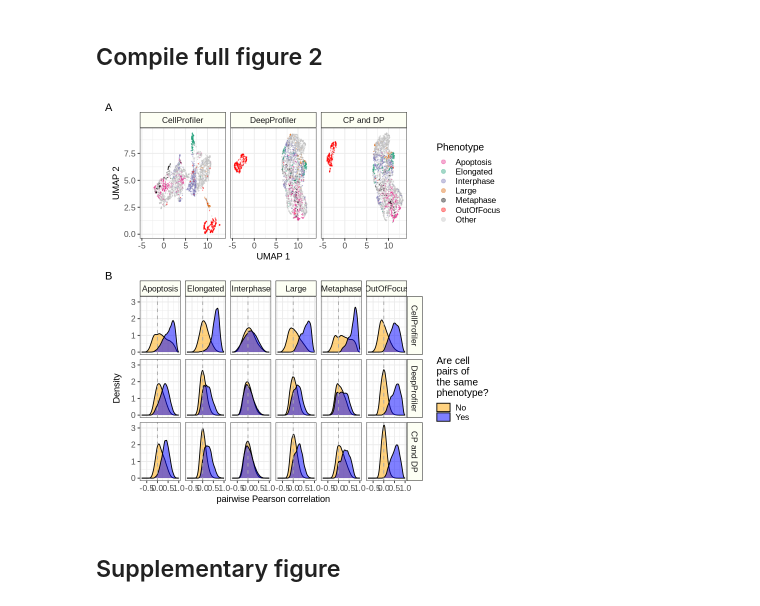
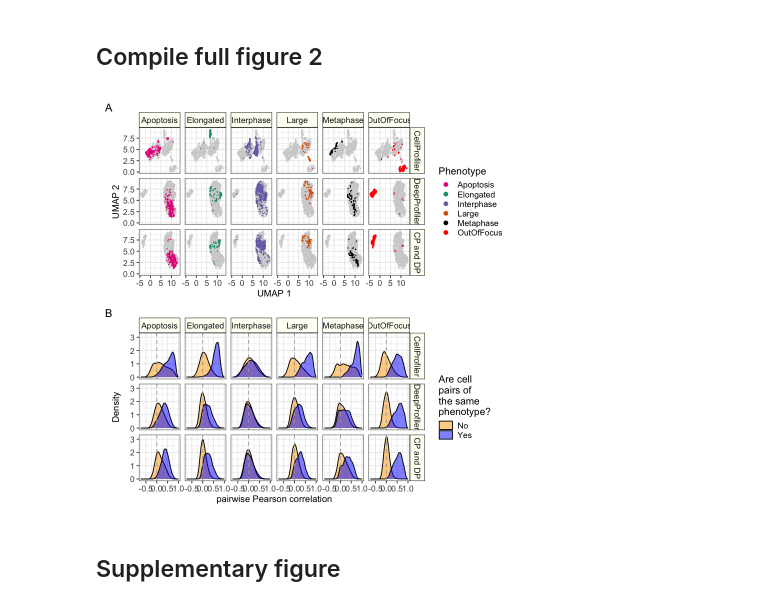
Before and after one commit to WayScience/phenotypic_profiling, a Jupyter notebook: 7.figures/Figure2_UMAP_and_Correlation.ipynb, the cells around one changed output. Drawn from its saved outputs; the diff is of its cells as text; code cells hidden in the pictures.

```diff
--- a/7.figures/Figure2_UMAP_and_Correlation.ipynb
+++ b/7.figures/Figure2_UMAP_and_Correlation.ipynb
@@ -70,15 +70,39 @@ A tibble: 6 × 6
 | Large | CellProfiler | 43d9e7c9-c9ec-45ce-8820-048bfb896989 | 8.546513 | 6.359310 | Large |
 | Large | CellProfiler | 63ce6652-338e-4afd-9c77-dbc0e903bf92 | 8.440182 | 6.067466 | Large |
 | Large | CellProfiler | 08c1dd64-a50a-470a-8fac-3df28fd3b825 | 10.021554 | 2.915943 | Large |
+# %%
+# Create a background dataset to show in greyed color across all facets
+umap_focus_df <- umap_df %>%
+    dplyr::filter(Mitocheck_Phenotypic_Class %in% focus_phenotypes)
+
+# Custom function for name repair
+name_repair_function <- function(names) {
+  names[1] <- paste0(names[1], "_original")
+  return(names)
+}
+
+df_background <- tidyr::crossing(
+    umap_df,
+    Mitocheck_Phenotypic_Class = unique(umap_focus_df$Mitocheck_Phenotypic_Class),
+    .name_repair = name_repair_function
+)
 # %%
 umap_fig_gg <- (
-    ggplot(umap_df, aes(x = UMAP1, y = UMAP2))
+    ggplot(
+        umap_df %>% dplyr::filter(Mitocheck_Plot_Label %in% focus_phenotypes),
+        aes(x = UMAP1, y = UMAP2)
+    )
     + geom_point(
-        aes(color = Mitocheck_Plot_Label),
+        data = df_background,
+        color = "lightgray",
         size = 0.05,
         alpha = 0.4
     )
-    + facet_grid("~Feature_Type")
+    + geom_point(
+        aes(color = Mitocheck_Phenotypic_Class),
+        size = 0.05
+    )
+    + facet_grid("Feature_Type~Mitocheck_Phenotypic_Class")
     + theme_bw()
     + scale_color_manual(
         "Phenotype",
@@ -231,14 +255,14 @@ focus_phenotype_gg
 # %%
 fig_2_gg <- (
     umap_fig_gg /
     focus_phenotype_gg
-) + plot_annotation(tag_levels = "A") + plot_layout(heights = c(0.6, 1))
+) + plot_annotation(tag_levels = "A") + plot_layout(heights = c(1, 1))
 
-ggsave(output_main_figure_2, dpi = 500, height = 7, width = 8)
+ggsave(output_main_figure_2, dpi = 500, height = 7.5, width = 8)
 
 fig_2_gg
 # %% [output]
-[figure, old version]
+[figure, new version]
 # %% [markdown]
 ## Supplementary figure
 # %%
```
Also changed, not shown: parts of 9 cells of this notebook, 22 other files.
